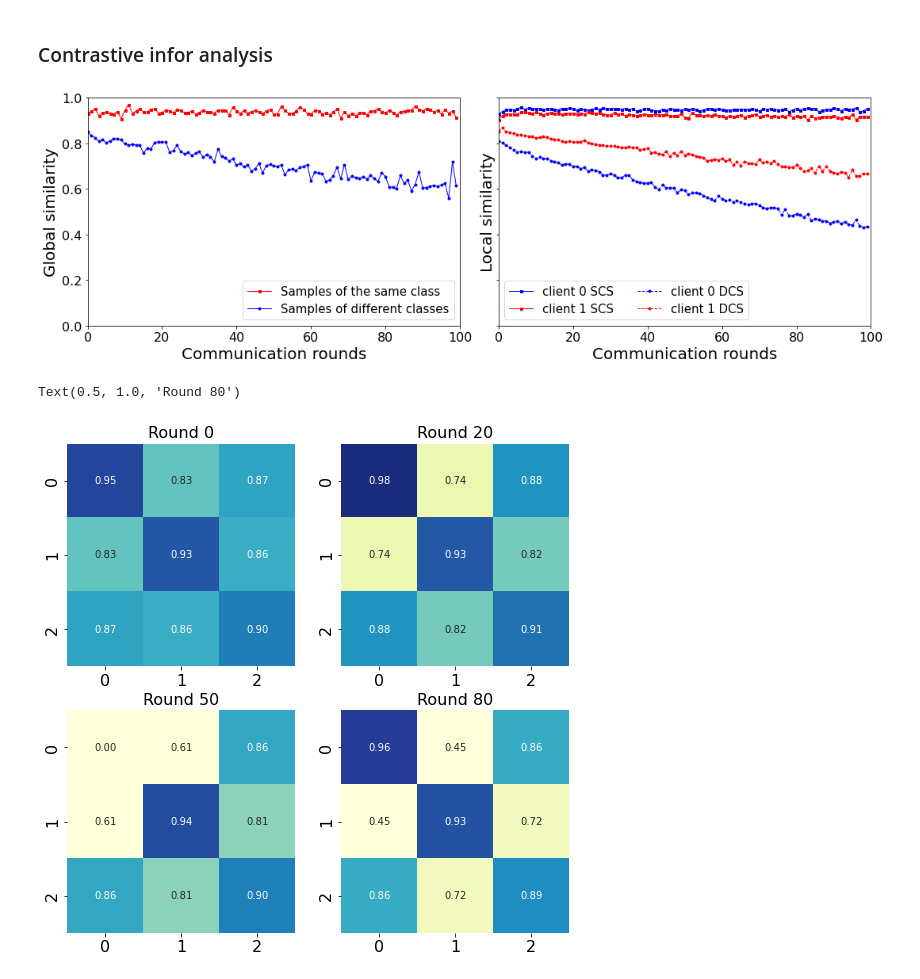
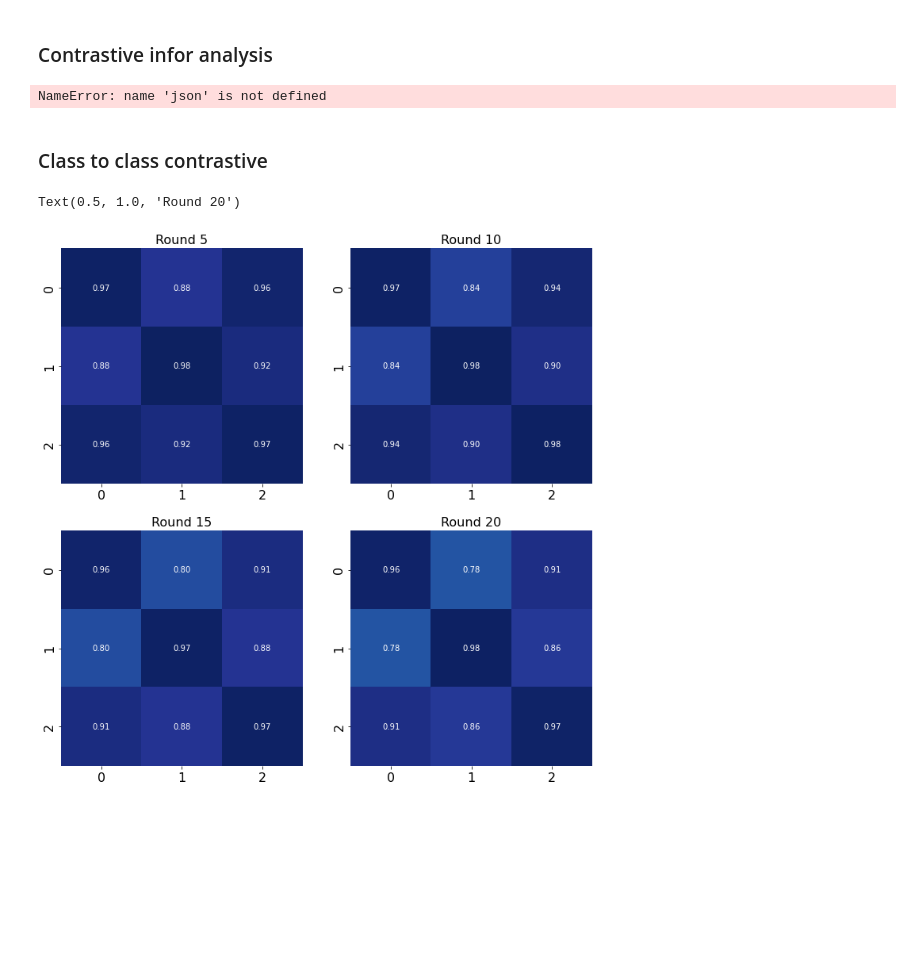
Before and after one commit to AIoT-Lab-BKAI/Hung-NN-verifiedFL, a Jupyter notebook: records/analysis.ipynb, the cells around one changed output. Cells and saved outputs as stored; diff of their text form; code cells hidden in the pictures; blank space fills up the shorter version.

```diff
--- a/records/analysis.ipynb
+++ b/records/analysis.ipynb
@@ -13,7 +13,7 @@ def func(object_name):
     else:
         return True
 # %%
-folder_path = "./jsons/baseline/simple_5/"
+folder_path = "./jsons/baseline/simple_7/"
 algos = filter(func, sorted(os.listdir(folder_path)))
 algos = list(algos)
 # %% [markdown]
@@ -47,19 +82,9 @@ plt.savefig(folder_path + "Global_Accuracy.png")
 # %% [markdown]
 ### Local Accuracy
-# %%
-data = {algo: [] for algo in algos}
-for algo in algos:
-    local_cfmtx = json.load(open(os.path.join(folder_path, algo, "local_cfmtx_record.json"), "r"))
-    for r in range(len(local_cfmtx)):
-        clients_acc = []
-        for client_id in local_cfmtx:
-            clients_acc.append(np.mean(np.diag(local_cfmtx[client_id][r])))
-
-        data[algo].append(np.mean(clients_acc))
 # %% [markdown]
 ### Contrastive infor analysis
 # %%
-folder_path = "./jsons/baseline/simple_5/fedavgv2_contrastive_1"
+folder_path = "./jsons/baseline/simple_7/fedavgv2_contrastive_1"
 
 global_data = json.load(open(f"{folder_path}/global_constrastive_info.json", "r"))
 local_data = json.load(open(f"{folder_path}/local_constrastive_info.json", "r"))
@@ -97,29 +122,38 @@ plt.tight_layout()
 plt.savefig(folder_path + "/Contrastive_infor.png")
 # plt.show()
 # %% [output]
-[figure, removed]
+NameError: name 'json' is not defined
+# %% [markdown]
+### Class to class contrastive
 # %%
 import seaborn as sns
 
+folder_path = "./jsons/baseline/simple_5/"
+# folder_path += "fedavg"
+folder_path += "scaffold"
+# folder_path += "fedavgv2_contrastive_1"
+
+global_data = json.load(open(f"{folder_path}/global_constrastive_info.json", "r"))
+
 matplotlib.rc('xtick', labelsize=16)
 matplotlib.rc('ytick', labelsize=16)
-fig, axes = plt.subplots(2, 2, figsize=(9, 9))
+fig, axes = plt.subplots(2, 2, figsize=(12, 12))
 
-r = 0
-sns.heatmap(ax=axes[0,0], data=global_data["sim_mtx"][r], annot=True, fmt=".2f", cmap="YlGnBu", cbar=False, vmin=0.7, vmax=1)
+r = 5
+sns.heatmap(ax=axes[0,0], data=global_data["sim_mtx"][r], annot=True, fmt=".2f", cmap="YlGnBu", cbar=False, vmin=0, vmax=1)
 axes[0,0].set_title(f"Round {r}", fontsize=16)
 
-r = 20
-sns.heatmap(ax=axes[0,1], data=global_data["sim_mtx"][r], annot=True, fmt=".2f", cmap="YlGnBu", cbar=False, vmin=0.7, vmax=1)
+r = 10
+sns.heatmap(ax=axes[0,1], data=global_data["sim_mtx"][r], annot=True, fmt=".2f", cmap="YlGnBu", cbar=False, vmin=0, vmax=1)
 axes[0,1].set_title(f"Round {r}", fontsize=16)
 
-r = 50
-sns.heatmap(ax=axes[1,0], data=global_data["sim_mtx"][r], annot=True, fmt=".2f", cmap="YlGnBu", cbar=False, vmin=0.7, vmax=1)
+r = 15
+sns.heatmap(ax=axes[1,0], data=global_data["sim_mtx"][r], annot=True, fmt=".2f", cmap="YlGnBu", cbar=False, vmin=0, vmax=1)
 axes[1,0].set_title(f"Round {r}", fontsize=16)
 
-r = 80
-sns.heatmap(ax=axes[1,1], data=global_data["sim_mtx"][r], annot=True, fmt=".2f", cmap="YlGnBu", cbar=False, vmin=0.7, vmax=1)
+r = 20
+sns.heatmap(ax=axes[1,1], data=global_data["sim_mtx"][r], annot=True, fmt=".2f", cmap="YlGnBu", cbar=False, vmin=0, vmax=1)
 axes[1,1].set_title(f"Round {r}", fontsize=16)
 # %% [output]
-Text(0.5, 1.0, 'Round 80')
+Text(0.5, 1.0, 'Round 20')
-[figure, old version]
+[figure, new version]
```
Also changed, not shown: parts of 2 cells of this notebook, 21 other files.
